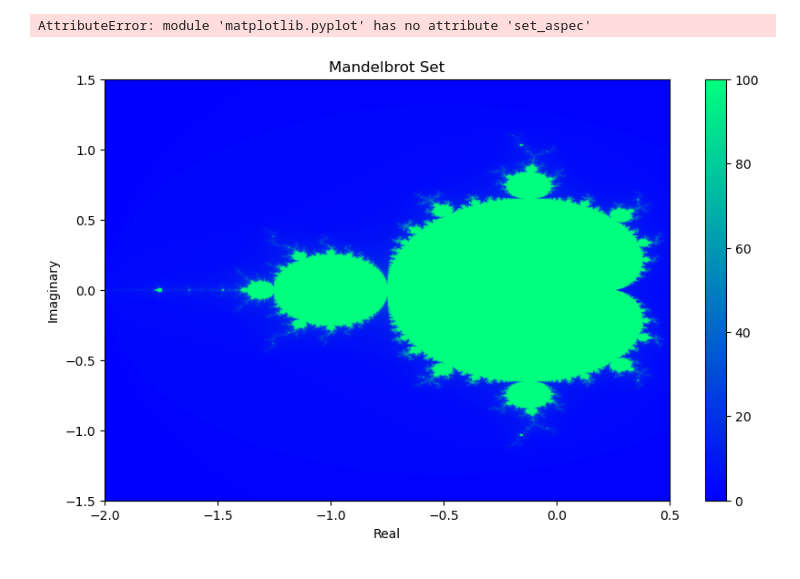
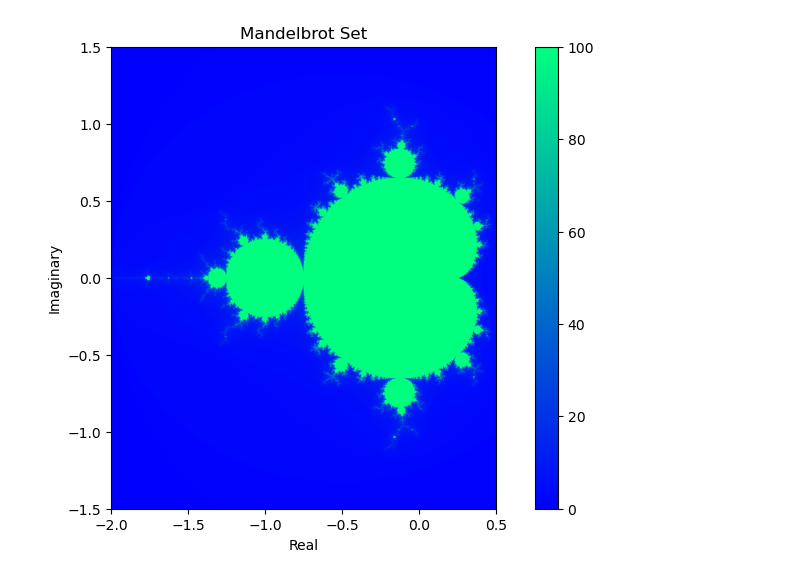
Before and after one commit to ikeshwani/ESS212_W24_ikeshwani, a Jupyter notebook: problem_7.ipynb, the cells around one changed output. Saved outputs shown, nothing was run; the diff lists cells and outputs as text; code cells hidden in the pictures.

Commit message:
Fixed the aspect ratio for the Mandelbrot set plot in problem 7

```diff
--- a/problem_7.ipynb
+++ b/problem_7.ipynb
@@ -29,14 +29,13 @@ for i,x in enumerate(x_values):
 # %%
 #plot mandelbrot
 
 plt.figure(figsize=(10,6))
 plt.imshow(mandelbrot_set.T, extent=(-2, 0.5, -1.5, 1.5), cmap='winter', origin='lower', aspect='auto')
 plt.colorbar()
 plt.xlabel('Real')
 plt.ylabel('Imaginary')
 plt.title('Mandelbrot Set')
-plt.gca().set_asp("equal")
+plt.gca().set_aspect("equal")
 plt.show()
 # %% [output]
-AttributeError: module 'matplotlib.pyplot' has no attribute 'set_aspec'
-[figure, old version]
+[figure, new version]
```
Also changed, not shown: 2 other files.
